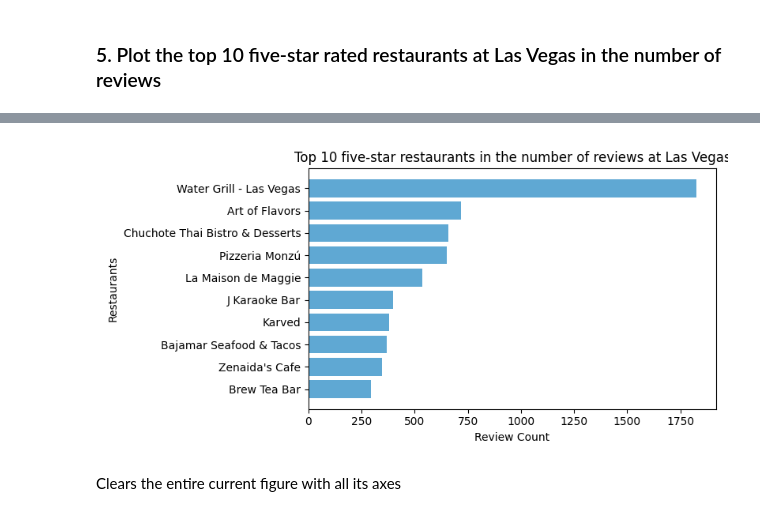
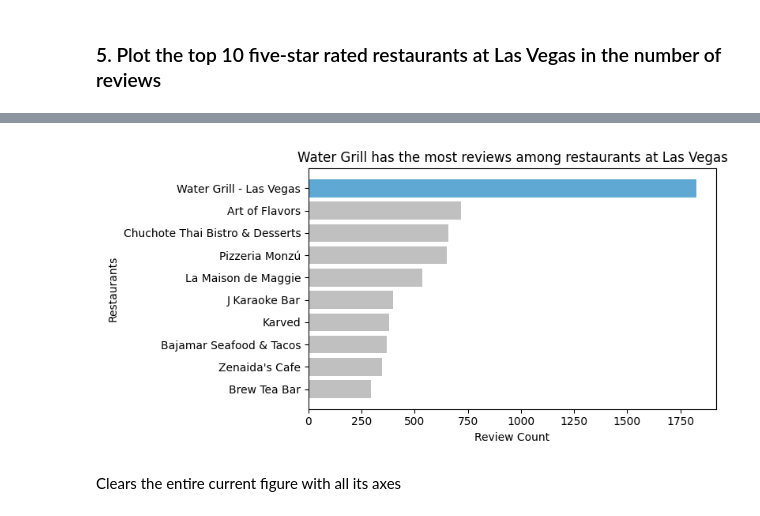
Before and after one commit to wuyaheng/EMR-S3-Pyspark, a Jupyter notebook: Analysis.ipynb, the cells around one changed output, grey strips where cells are left out. Saved outputs shown, nothing was run; the diff lists cells and outputs as text; code cells hidden in the pictures.

```diff
--- a/Analysis.ipynb
+++ b/Analysis.ipynb
@@ -706,18 +706,18 @@ Las_Vegas_top_10_most_reviews_resta.show()
 # %%
 fig = plt.figure(figsize =(8, 4))
 restaurants_name = Las_Vegas_top_10_most_reviews_resta.toPandas()["name"].values.tolist()
 review_count = Las_Vegas_top_10_most_reviews_resta.sort('review_count').toPandas()["review_count"].values.tolist()
-plt.barh(restaurants_name, review_count, color='#5fa8d3')
+plt.barh(restaurants_name, review_count, color=['silver','silver','silver','silver','silver','silver','silver','silver','silver','#5fa8d3'])
 plt.xlabel("Review Count")
 plt.ylabel("Restaurants")
-plt.title("Top 10 five-star restaurants in the number of reviews at Las Vegas")
+plt.title("Water Grill has the most reviews among restaurants at Las Vegas")
 plt.tight_layout()
 plt.show()
 
 %matplot plt
 # %% [output]
 [interactive output not drawn]
-[figure, old version]
+[figure, new version]
 # %% [markdown]
 Clears the entire current figure with all its axes
 # %%
```
Also changed, not shown: parts of 8 cells of this notebook, 1 other file.
